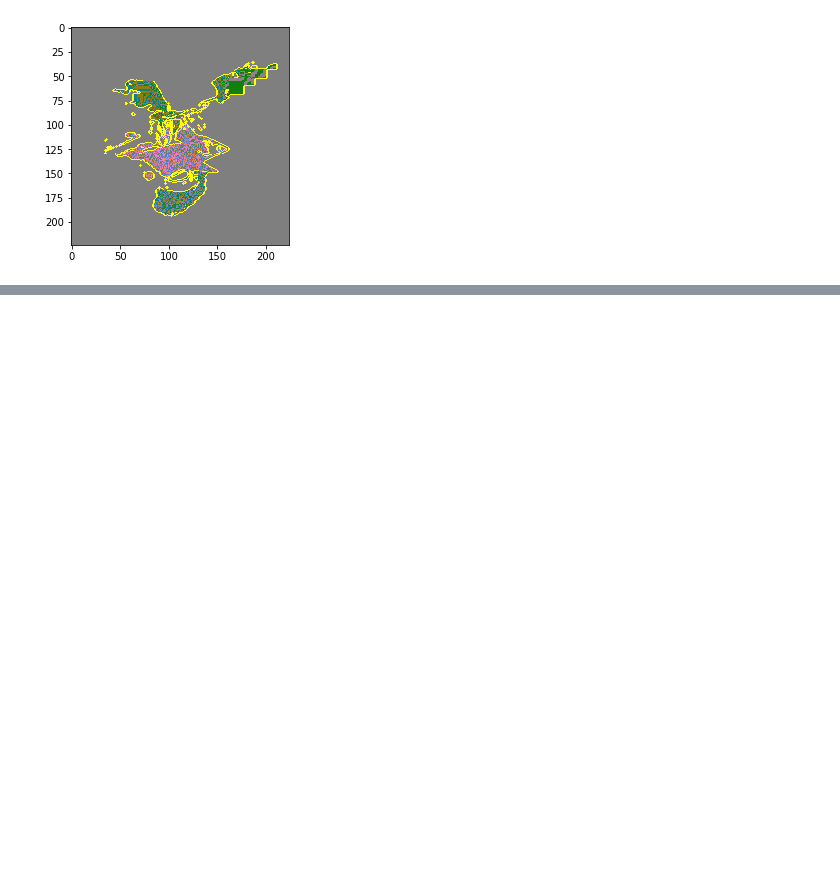
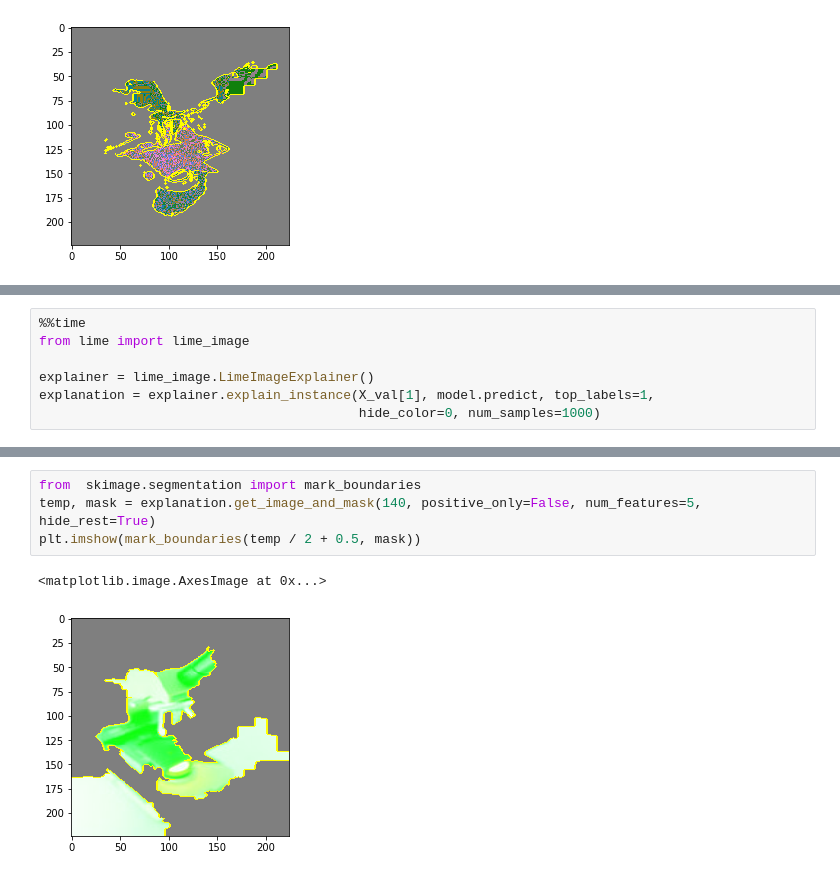
Before and after one commit to nathanie/elisra_course, a Jupyter notebook: neural_networks_training_best_practices.ipynb, the cells around one changed output, grey strips where cells are left out. Drawn from its saved outputs; the diff is of its cells as text; blank space fills up the shorter version.

```diff
--- a/neural_networks_training_best_practices.ipynb
+++ b/neural_networks_training_best_practices.ipynb
@@ -917,0 +1025,7 @@ Epoch 41/150
+# %%
+%%time
+from lime import lime_image
+
+explainer = lime_image.LimeImageExplainer()
+explanation = explainer.explain_instance(X_val[1], model.predict, top_labels=1,
+                                         hide_color=0, num_samples=1000)
@@ -917,0 +1035,7 @@ Epoch 41/150
+# %%
+from  skimage.segmentation import mark_boundaries
+temp, mask = explanation.get_image_and_mask(140, positive_only=False, num_features=5, hide_rest=True)
+plt.imshow(mark_boundaries(temp / 2 + 0.5, mask))
+# %% [output]
+<matplotlib.image.AxesImage at 0x...>
+[figure, added]
```
Also changed, not shown: parts of 23 cells of this notebook, 3 other files.
